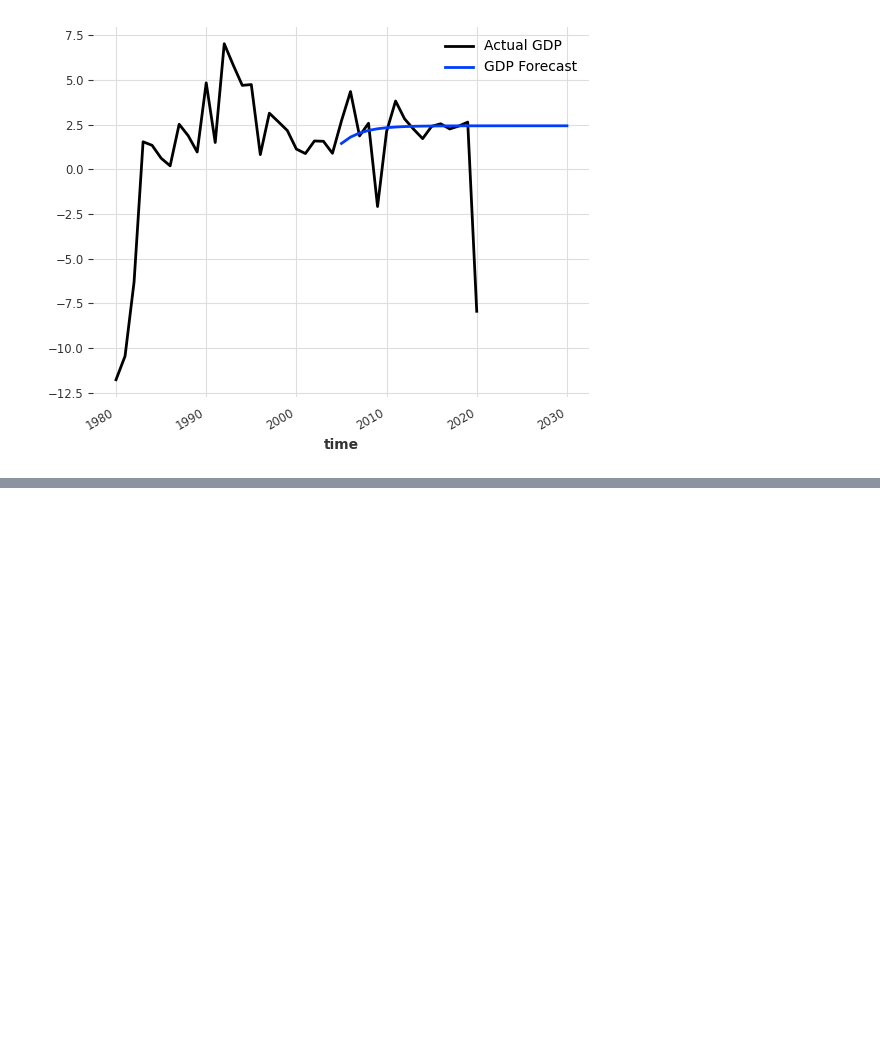
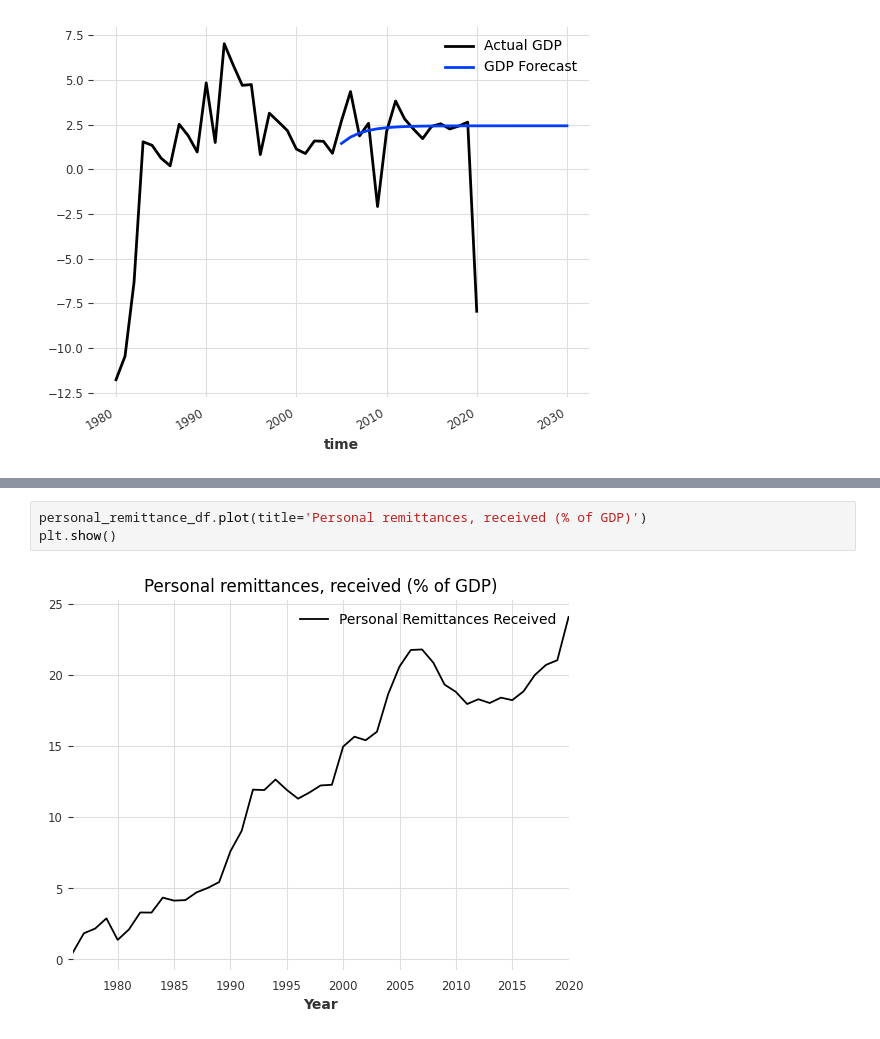
Before and after one commit to talibkateeb/El-Salvador-Financial-Study, a Jupyter notebook: ELSL_Financial_Study.ipynb, the cells around one changed output, grey strips where cells are left out. Cells and saved outputs as stored; diff of their text form; blank space fills up the shorter version.

```diff
--- a/ELSL_Financial_Study.ipynb
+++ b/ELSL_Financial_Study.ipynb
@@ -495,0 +506,5 @@ plt.show()
+# %%
+personal_remittance_df.plot(title='Personal remittances, received (% of GDP)')
+plt.show()
+# %% [output]
+[figure, added]
```
Also changed, not shown: parts of 14 cells of this notebook, 7 other files.
